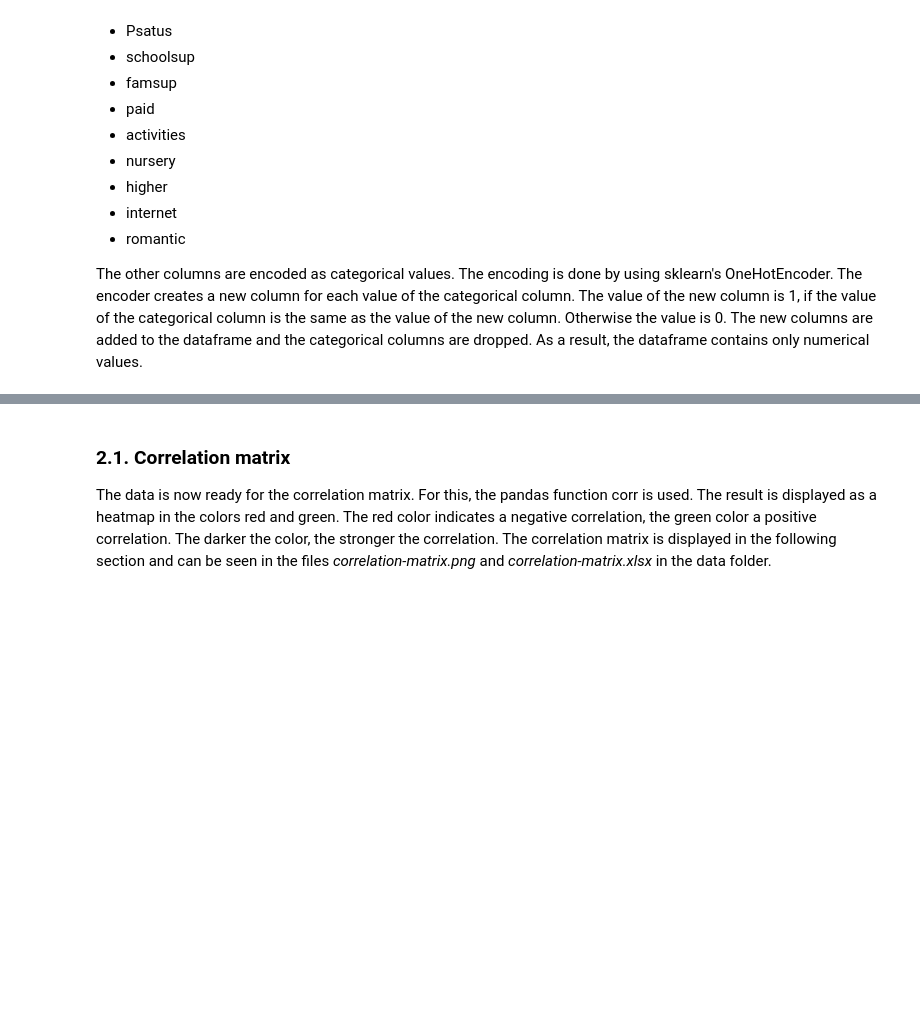
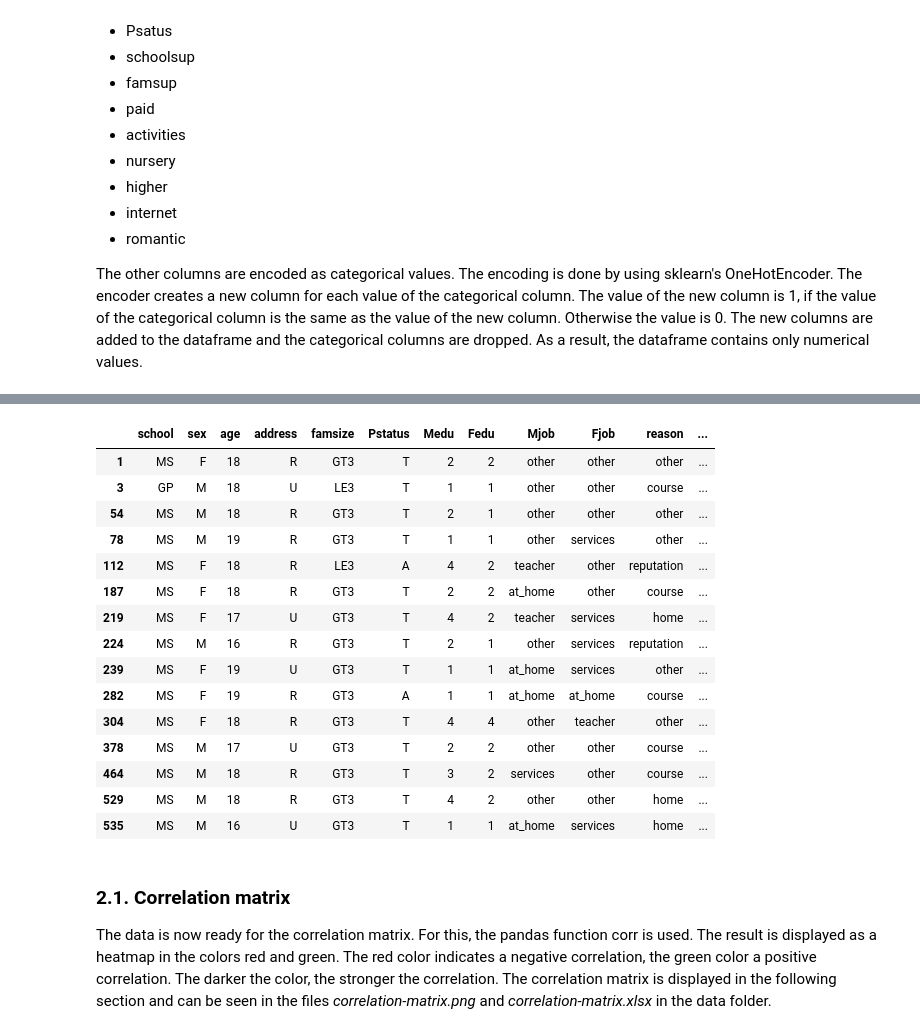
Before and after one commit to Super-T02/ki-bayesian-networks, a Jupyter notebook: src/analyse-data.ipynb, the cells around one changed output, grey strips where cells are left out. Drawn from its saved outputs; the diff is of its cells as text; code cells hidden in the pictures; blank space fills up the shorter version.

```diff
--- a/src/analyse-data.ipynb
+++ b/src/analyse-data.ipynb
@@ -164,3 +205,22 @@ memory usage: 290.3 KB
+# %%
+original_data[original_data['G3'] == 0]
+# %% [output]
+|  | school | sex | age | address | famsize | Pstatus | Medu | Fedu | Mjob | Fjob | reason | ... |
+| 1 | MS | F | 18 | R | GT3 | T | 2 | 2 | other | other | other | ... |
+| 3 | GP | M | 18 | U | LE3 | T | 1 | 1 | other | other | course | ... |
+| 54 | MS | M | 18 | R | GT3 | T | 2 | 1 | other | other | other | ... |
+| 78 | MS | M | 19 | R | GT3 | T | 1 | 1 | other | services | other | ... |
+| 112 | MS | F | 18 | R | LE3 | A | 4 | 2 | teacher | other | reputation | ... |
+| 187 | MS | F | 18 | R | GT3 | T | 2 | 2 | at_home | other | course | ... |
+| 219 | MS | F | 17 | U | GT3 | T | 4 | 2 | teacher | services | home | ... |
+| 224 | MS | M | 16 | R | GT3 | T | 2 | 1 | other | services | reputation | ... |
+| 239 | MS | F | 19 | U | GT3 | T | 1 | 1 | at_home | services | other | ... |
+| 282 | MS | F | 19 | R | GT3 | A | 1 | 1 | at_home | at_home | course | ... |
+| 304 | MS | F | 18 | R | GT3 | T | 4 | 4 | other | teacher | other | ... |
+| 378 | MS | M | 17 | U | GT3 | T | 2 | 2 | other | other | course | ... |
+| 464 | MS | M | 18 | R | GT3 | T | 3 | 2 | services | other | course | ... |
+| 529 | MS | M | 18 | R | GT3 | T | 4 | 2 | other | other | home | ... |
+| 535 | MS | M | 16 | U | GT3 | T | 1 | 1 | at_home | services | home | ... |
 # %% [markdown]
 ### 2.1. Correlation matrix
 
```
Also changed, not shown: parts of 6 cells of this notebook, 7 other files.
